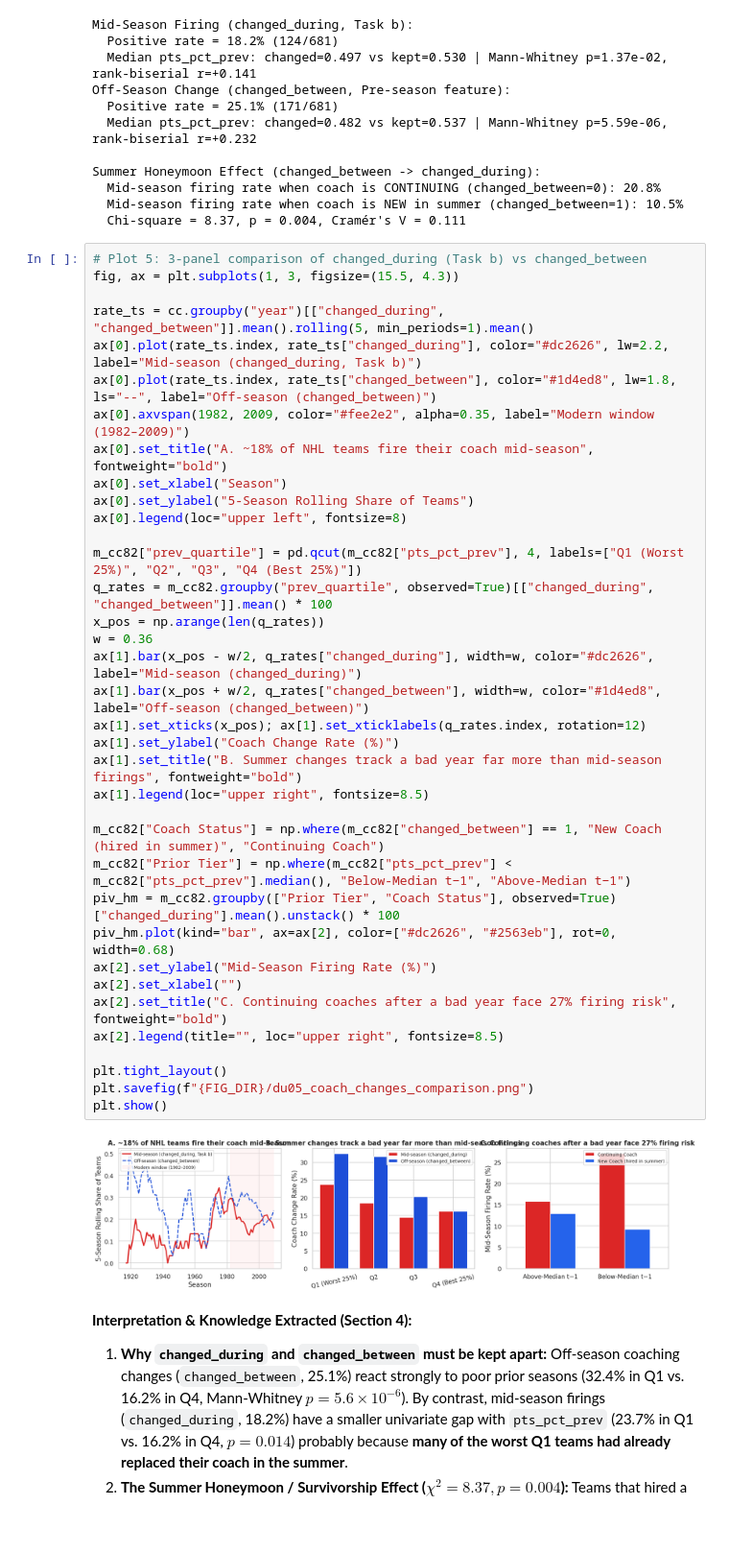
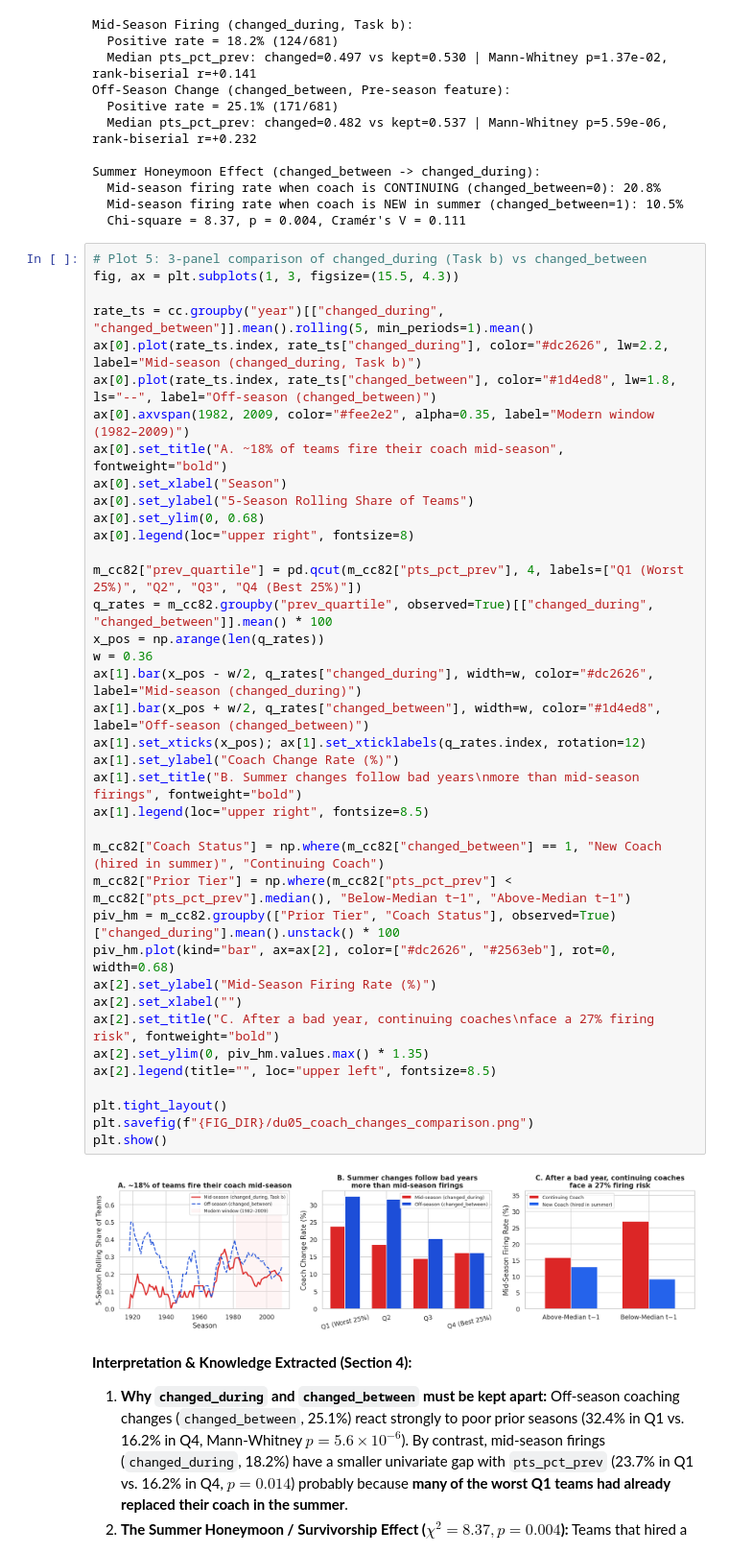
Before and after one commit to LuisBento2005/AC_DataMining, a Jupyter notebook: notebooks/01_eda.ipynb, the cells around one changed output. Shown at 96% size. Saved outputs shown, nothing was run; the diff lists cells and outputs as text; blank space fills up the shorter version.

```diff
--- a/notebooks/01_eda.ipynb
+++ b/notebooks/01_eda.ipynb
@@ -406,39 +406,41 @@ Summer Honeymoon Effect (changed_between -> changed_during):
 fig, ax = plt.subplots(1, 3, figsize=(15.5, 4.3))
 
 rate_ts = cc.groupby("year")[["changed_during", "changed_between"]].mean().rolling(5, min_periods=1).mean()
 ax[0].plot(rate_ts.index, rate_ts["changed_during"], color="#dc2626", lw=2.2, label="Mid-season (changed_during, Task b)")
 ax[0].plot(rate_ts.index, rate_ts["changed_between"], color="#1d4ed8", lw=1.8, ls="--", label="Off-season (changed_between)")
 ax[0].axvspan(1982, 2009, color="#fee2e2", alpha=0.35, label="Modern window (1982–2009)")
-ax[0].set_title("A. ~18% of NHL teams fire their coach mid-season", fontweight="bold")
+ax[0].set_title("A. ~18% of teams fire their coach mid-season", fontweight="bold")
 ax[0].set_xlabel("Season")
 ax[0].set_ylabel("5-Season Rolling Share of Teams")
-ax[0].legend(loc="upper left", fontsize=8)
+ax[0].set_ylim(0, 0.68)
+ax[0].legend(loc="upper right", fontsize=8)
 
 m_cc82["prev_quartile"] = pd.qcut(m_cc82["pts_pct_prev"], 4, labels=["Q1 (Worst 25%)", "Q2", "Q3", "Q4 (Best 25%)"])
 q_rates = m_cc82.groupby("prev_quartile", observed=True)[["changed_during", "changed_between"]].mean() * 100
 x_pos = np.arange(len(q_rates))
 w = 0.36
 ax[1].bar(x_pos - w/2, q_rates["changed_during"], width=w, color="#dc2626", label="Mid-season (changed_during)")
 ax[1].bar(x_pos + w/2, q_rates["changed_between"], width=w, color="#1d4ed8", label="Off-season (changed_between)")
 ax[1].set_xticks(x_pos); ax[1].set_xticklabels(q_rates.index, rotation=12)
 ax[1].set_ylabel("Coach Change Rate (%)")
-ax[1].set_title("B. Summer changes track a bad year far more than mid-season firings", fontweight="bold")
+ax[1].set_title("B. Summer changes follow bad years\nmore than mid-season firings", fontweight="bold")
 ax[1].legend(loc="upper right", fontsize=8.5)
 
 m_cc82["Coach Status"] = np.where(m_cc82["changed_between"] == 1, "New Coach (hired in summer)", "Continuing Coach")
 m_cc82["Prior Tier"] = np.where(m_cc82["pts_pct_prev"] < m_cc82["pts_pct_prev"].median(), "Below-Median t−1", "Above-Median t−1")
 piv_hm = m_cc82.groupby(["Prior Tier", "Coach Status"], observed=True)["changed_during"].mean().unstack() * 100
 piv_hm.plot(kind="bar", ax=ax[2], color=["#dc2626", "#2563eb"], rot=0, width=0.68)
 ax[2].set_ylabel("Mid-Season Firing Rate (%)")
 ax[2].set_xlabel("")
-ax[2].set_title("C. Continuing coaches after a bad year face 27% firing risk", fontweight="bold")
-ax[2].legend(title="", loc="upper right", fontsize=8.5)
+ax[2].set_title("C. After a bad year, continuing coaches\nface a 27% firing risk", fontweight="bold")
+ax[2].set_ylim(0, piv_hm.values.max() * 1.35)
+ax[2].legend(title="", loc="upper left", fontsize=8.5)
 
 plt.tight_layout()
 plt.savefig(f"{FIG_DIR}/du05_coach_changes_comparison.png")
 plt.show()
 # %% [output]
-[figure, old version]
+[figure, new version]
 # %% [markdown]
 **Interpretation & Knowledge Extracted (Section 4):**
 1. **Why `changed_during` and `changed_between` must be kept apart:** Off-season coaching changes (`changed_between`, 25.1%) react strongly to poor prior seasons (32.4% in Q1 vs. 16.2% in Q4, Mann-Whitney $p = 5.6 \times 10^{-6}$). By contrast, mid-season firings (`changed_during`, 18.2%) have a smaller univariate gap with `pts_pct_prev` (23.7% in Q1 vs. 16.2% in Q4, $p = 0.014$) probably because **many of the worst Q1 teams had already replaced their coach in the summer**.
```
Also changed, not shown: parts of 8 cells of this notebook, 16 other files.
